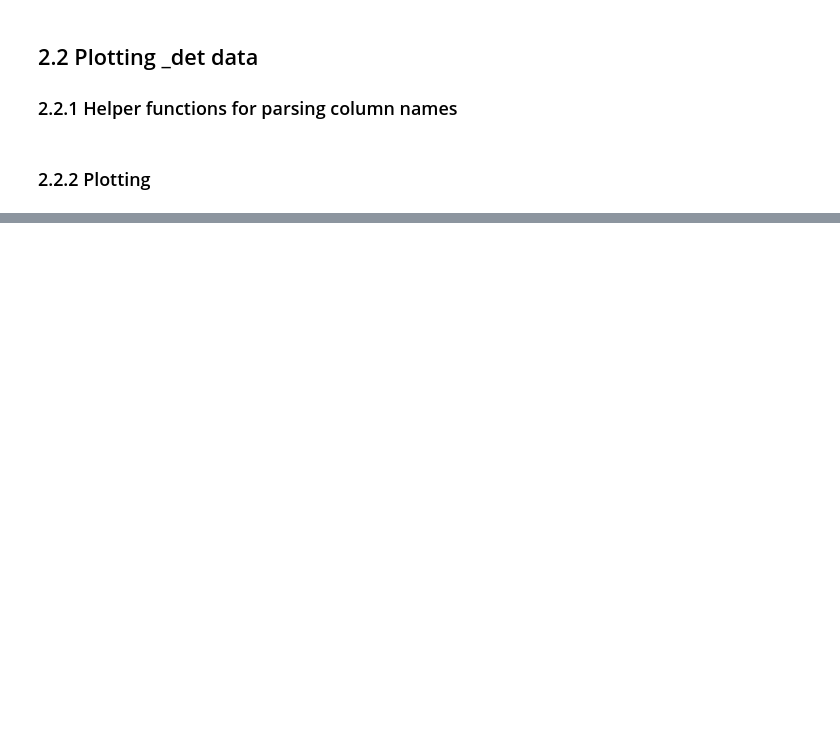
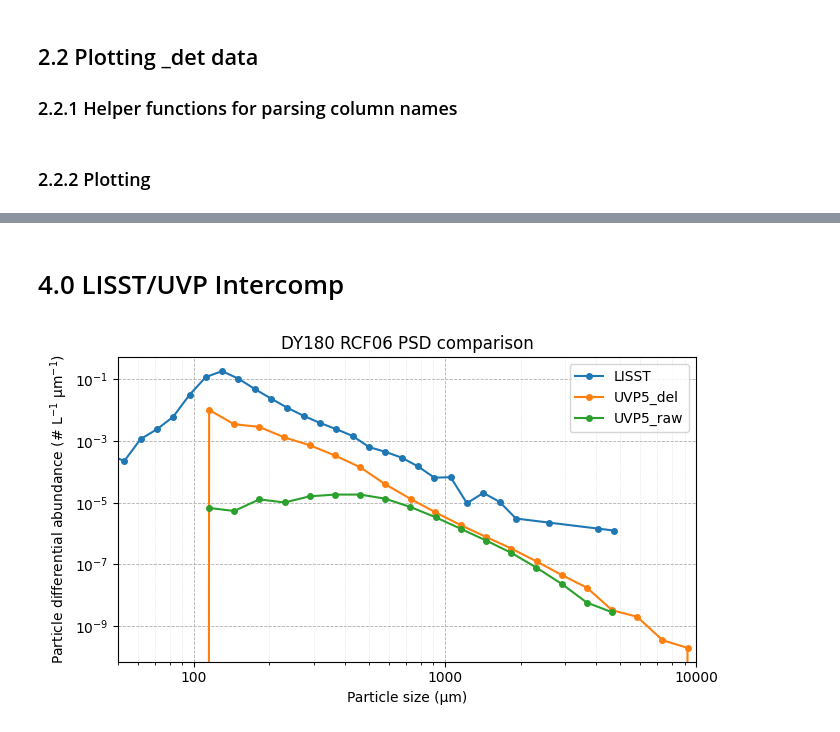
Before and after one commit to hans-hilder/utilities, a Jupyter notebook: uvp6_lisst_comp.ipynb, the cells around one changed output, grey strips where cells are left out. Drawn from its saved outputs; the diff is of its cells as text; code cells hidden in the pictures; blank space fills up the shorter version.

```diff
--- a/uvp6_lisst_comp.ipynb
+++ b/uvp6_lisst_comp.ipynb
@@ -69 +147,3 @@ DY180_UVP6_dat_det = pd.read_csv(tsv_files[0], sep="\t", encoding='unicode_escap
+# %%
+DY180_LISST_data_AF = pd.read_csv("temp_data/size_spectra_by_depth.csv")
 # %% [markdown]
@@ -191,0 +740,26 @@ plot_psd(psd_all, title="dy180_RCF019_d — all depths (≥64 µm)")
+# %% [markdown]
+# 4.0 LISST/UVP Intercomp
+# %%
+lisst_psd_0_100_20240603_1900 = psd_for_profile_lisst(DY180_LISST_data_AF,
+                      profile_name="LH20240603195502_descend")
+
+#lisst_psd_0_100_20240603_1900 = psd_for_profile_lisst(DY180_LISST_data_AF,
+#                      profile_name="LH20240608002840_descend")
+
+uvp_psd_0_100_20240603_1900 = psd_for_profile(
+    DY180_UVP5_dat_del,
+    profile_name="r2rcf06")
+
+DY180_UVP5_dat_raw_adj_bin
+
+uvp_psd_0_100_20240603_1900_2 = psd_for_profile(
+    DY180_UVP5_dat_raw_adj_bin,
+    profile_name="r2rcf06")
+
+plot_multi_psd(
+    [lisst_psd_0_100_20240603_1900, uvp_psd_0_100_20240603_1900, uvp_psd_0_100_20240603_1900_2],
+    labels=["LISST", "UVP5_del","UVP5_raw"],
+    title="DY180 RCF06 PSD comparison"
+)
+# %% [output]
+[figure, added]
```
Also changed, not shown: parts of 16 cells of this notebook.
